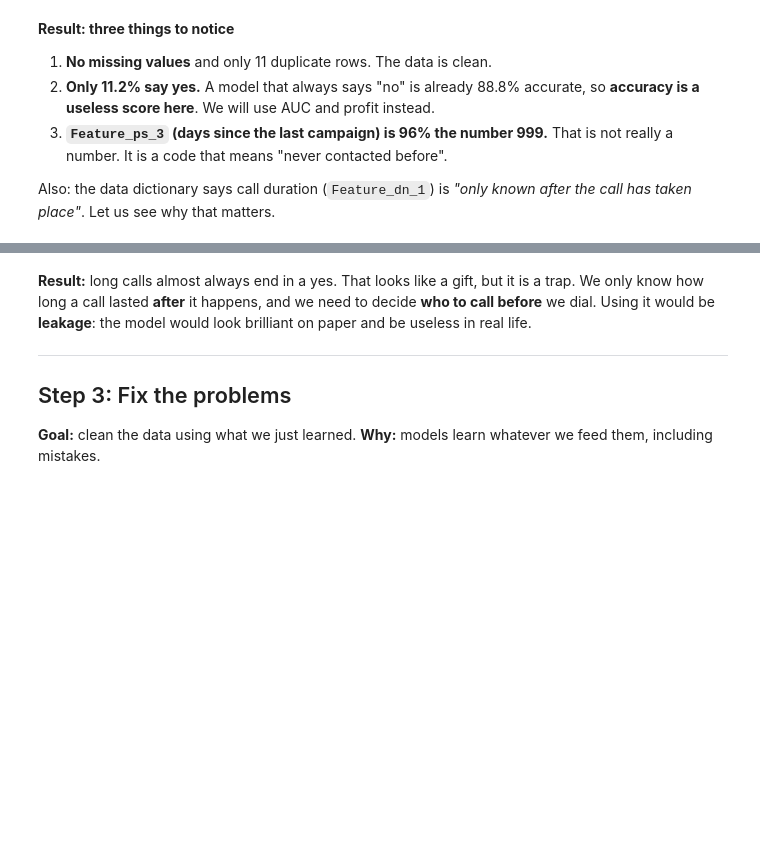
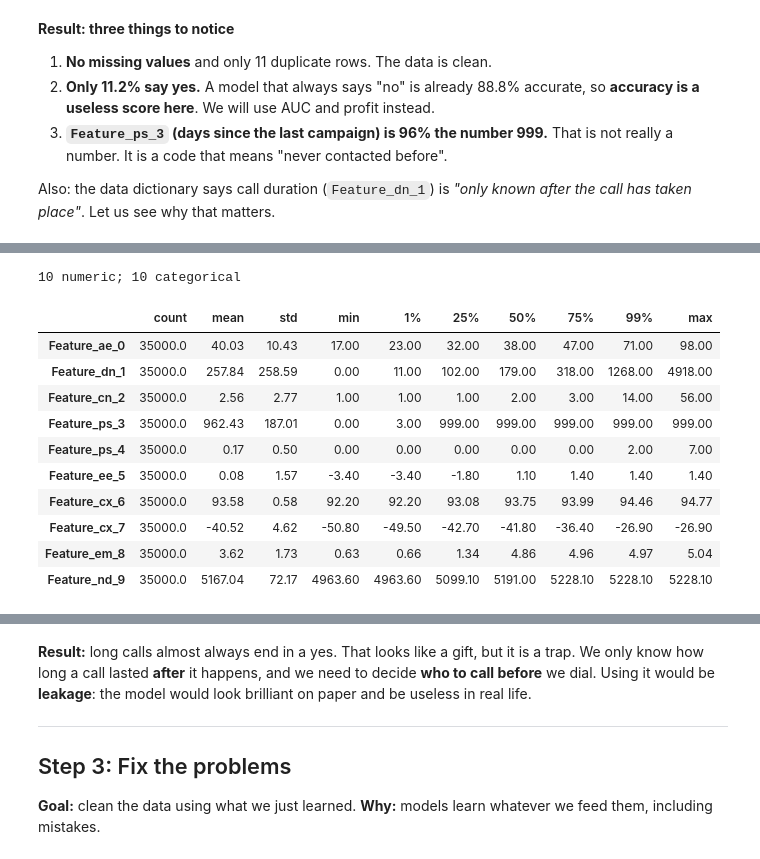
Before and after one commit to baldeoJV/GoTyme_caseStudy, a Jupyter notebook: GoTyme_case_study_simplified.ipynb, the cells around one changed output, grey strips where cells are left out. Drawn from its saved outputs; the diff is of its cells as text; code cells hidden in the pictures; blank space fills up the shorter version.

```diff
--- a/GoTyme_case_study_simplified.ipynb
+++ b/GoTyme_case_study_simplified.ipynb
@@ -45,6 +45,7 @@ sns.set_theme(style='whitegrid')
 
 DATA_PATH = 'C:\\Users\\Vernon\\Desktop\\CodingWorkSpace\\GoTyme_caseStudy\\dataset.csv'   # <- change to your file location
 SEED = 42
+TARGET = 'Response'
 
 raw = pd.read_csv(DATA_PATH, sep='|')        # the file uses | instead of commas
 raw.columns = raw.columns.str.strip()
@@ -79,2 +100,20 @@ Also: the data dictionary says call duration (`Feature_dn_1`) is *"only known af
+# %%
+NUM = [c for c in raw.columns if pd.api.types.is_numeric_dtype(raw[c]) and c != TARGET]
+CAT = [c for c in raw.columns if not pd.api.types.is_numeric_dtype(raw[c])]
+print(len(NUM), 'numeric;', len(CAT), 'categorical')
+raw[NUM].describe(percentiles=[.01,.25,.5,.75,.99]).T.round(2)
+# %% [output]
+10 numeric; 10 categorical
+|  | count | mean | std | min | 1% | 25% | 50% | 75% | 99% | max |
+| Feature_ae_0 | 35000.0 | 40.03 | 10.43 | 17.00 | 23.00 | 32.00 | 38.00 | 47.00 | 71.00 | 98.00 |
+| Feature_dn_1 | 35000.0 | 257.84 | 258.59 | 0.00 | 11.00 | 102.00 | 179.00 | 318.00 | 1268.00 | 4918.00 |
+| Feature_cn_2 | 35000.0 | 2.56 | 2.77 | 1.00 | 1.00 | 1.00 | 2.00 | 3.00 | 14.00 | 56.00 |
+| Feature_ps_3 | 35000.0 | 962.43 | 187.01 | 0.00 | 3.00 | 999.00 | 999.00 | 999.00 | 999.00 | 999.00 |
+| Feature_ps_4 | 35000.0 | 0.17 | 0.50 | 0.00 | 0.00 | 0.00 | 0.00 | 0.00 | 2.00 | 7.00 |
+| Feature_ee_5 | 35000.0 | 0.08 | 1.57 | -3.40 | -3.40 | -1.80 | 1.10 | 1.40 | 1.40 | 1.40 |
+| Feature_cx_6 | 35000.0 | 93.58 | 0.58 | 92.20 | 92.20 | 93.08 | 93.75 | 93.99 | 94.46 | 94.77 |
+| Feature_cx_7 | 35000.0 | -40.52 | 4.62 | -50.80 | -49.50 | -42.70 | -41.80 | -36.40 | -26.90 | -26.90 |
+| Feature_em_8 | 35000.0 | 3.62 | 1.73 | 0.63 | 0.66 | 1.34 | 4.86 | 4.96 | 4.97 | 5.04 |
+| Feature_nd_9 | 35000.0 | 5167.04 | 72.17 | 4963.60 | 4963.60 | 5099.10 | 5191.00 | 5228.10 | 5228.10 | 5228.10 |
 # %%
 bands = pd.cut(raw.Feature_dn_1, [-1, 100, 300, 600, 5000], labels=['under 100s', '100-300s', '300-600s', 'over 600s'])
```
Also changed, not shown: parts of 2 cells of this notebook, 3 other files.
